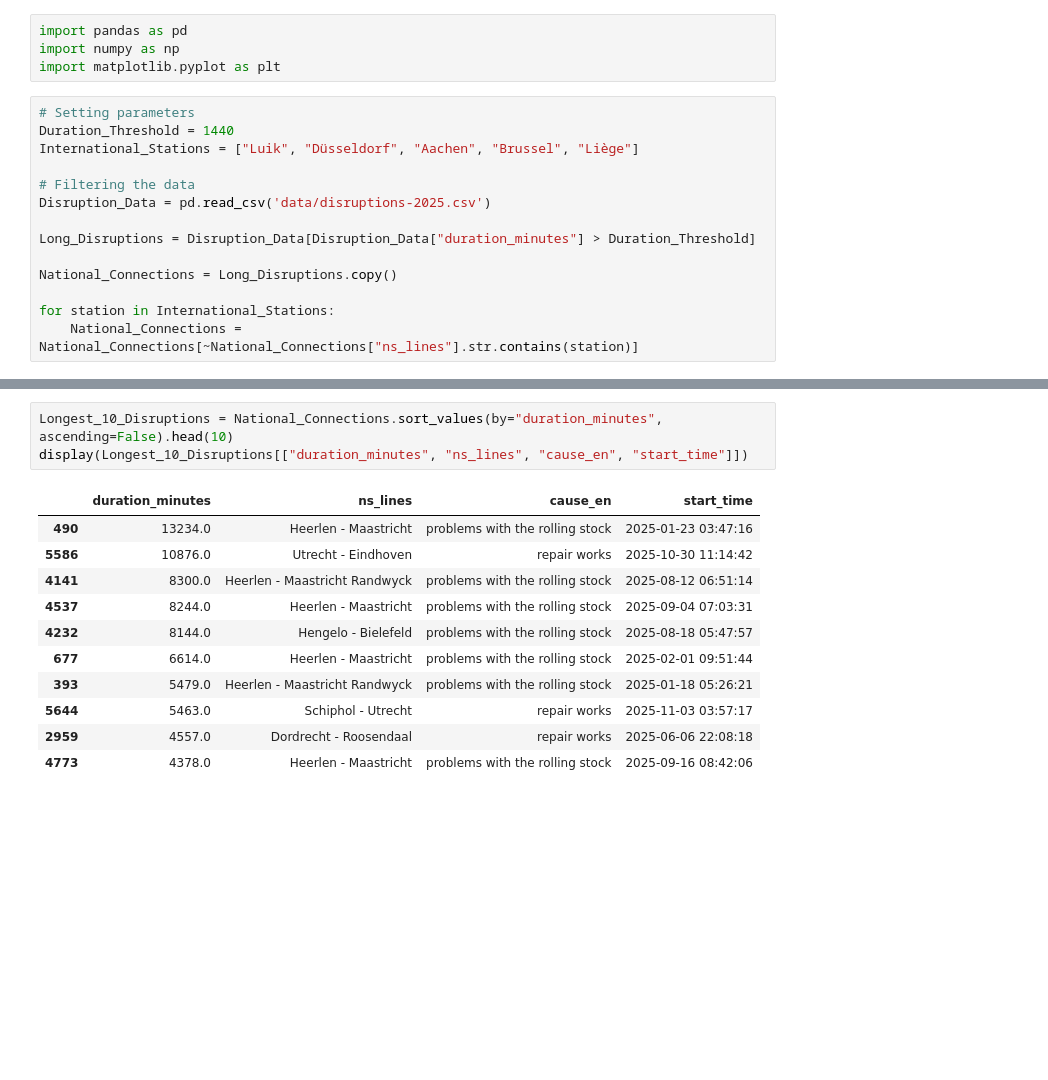
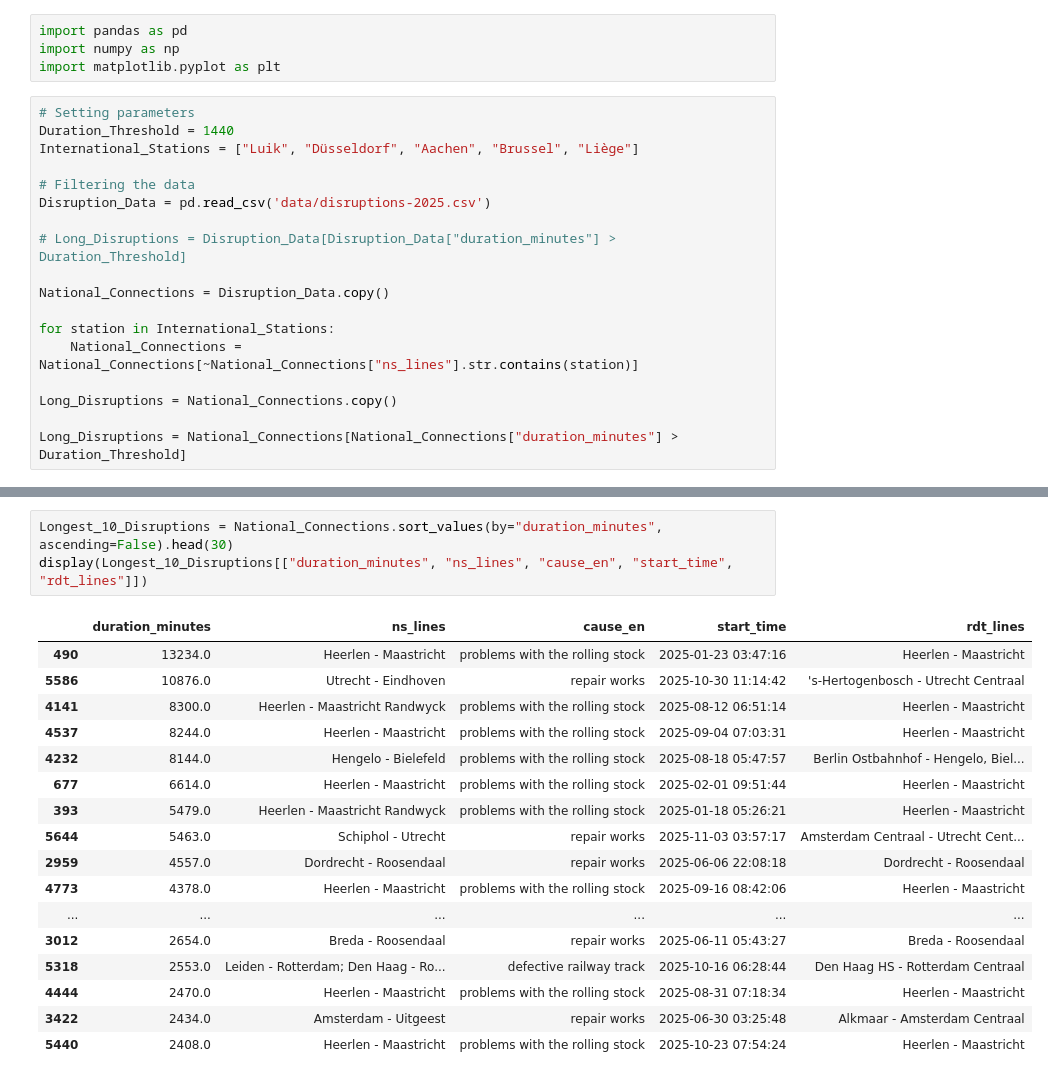
Before and after one commit to SasjaDolle/TIL-programming-groep-28, a Jupyter notebook: main.ipynb, the cells around one changed output, grey strips where cells are left out. Drawn from its saved outputs; the diff is of its cells as text; blank space fills up the shorter version.

```diff
--- a/main.ipynb
+++ b/main.ipynb
@@ -14,10 +14,14 @@ International_Stations = ["Luik", "Düsseldorf", "Aachen", "Brussel", "Liège"]
 # Filtering the data
 Disruption_Data = pd.read_csv('data/disruptions-2025.csv')
 
-Long_Disruptions = Disruption_Data[Disruption_Data["duration_minutes"] > Duration_Threshold]
+# Long_Disruptions = Disruption_Data[Disruption_Data["duration_minutes"] > Duration_Threshold]
 
-National_Connections = Long_Disruptions.copy()
+National_Connections = Disruption_Data.copy()
 
 for station in International_Stations:
     National_Connections = National_Connections[~National_Connections["ns_lines"].str.contains(station)]
+
+Long_Disruptions = National_Connections.copy()
+
+Long_Disruptions = National_Connections[National_Connections["duration_minutes"] > Duration_Threshold]
 # %%
@@ -30,17 +35,23 @@ plt.show()
 # %% [output]
 [figure]
 # %%
-Longest_10_Disruptions = National_Connections.sort_values(by="duration_minutes", ascending=False).head(10)
-display(Longest_10_Disruptions[["duration_minutes", "ns_lines", "cause_en", "start_time"]])
+Longest_10_Disruptions = National_Connections.sort_values(by="duration_minutes", ascending=False).head(30)
+display(Longest_10_Disruptions[["duration_minutes", "ns_lines", "cause_en", "start_time", "rdt_lines"]])
 # %% [output]
-|  | duration_minutes | ns_lines | cause_en | start_time |
-| 490 | 13234.0 | Heerlen - Maastricht | problems with the rolling stock | 2025-01-23 03:47:16 |
-| 5586 | 10876.0 | Utrecht - Eindhoven | repair works | 2025-10-30 11:14:42 |
-| 4141 | 8300.0 | Heerlen - Maastricht Randwyck | problems with the rolling stock | 2025-08-12 06:51:14 |
-| 4537 | 8244.0 | Heerlen - Maastricht | problems with the rolling stock | 2025-09-04 07:03:31 |
-| 4232 | 8144.0 | Hengelo - Bielefeld | problems with the rolling stock | 2025-08-18 05:47:57 |
-| 677 | 6614.0 | Heerlen - Maastricht | problems with the rolling stock | 2025-02-01 09:51:44 |
-| 393 | 5479.0 | Heerlen - Maastricht Randwyck | problems with the rolling stock | 2025-01-18 05:26:21 |
-| 5644 | 5463.0 | Schiphol - Utrecht | repair works | 2025-11-03 03:57:17 |
-| 2959 | 4557.0 | Dordrecht - Roosendaal | repair works | 2025-06-06 22:08:18 |
-| 4773 | 4378.0 | Heerlen - Maastricht | problems with the rolling stock | 2025-09-16 08:42:06 |
+|  | duration_minutes | ns_lines | cause_en | start_time | rdt_lines |
+| 490 | 13234.0 | Heerlen - Maastricht | problems with the rolling stock | 2025-01-23 03:47:16 | Heerlen - Maastricht |
+| 5586 | 10876.0 | Utrecht - Eindhoven | repair works | 2025-10-30 11:14:42 | 's-Hertogenbosch - Utrecht Centraal |
+| 4141 | 8300.0 | Heerlen - Maastricht Randwyck | problems with the rolling stock | 2025-08-12 06:51:14 | Heerlen - Maastricht |
+| 4537 | 8244.0 | Heerlen - Maastricht | problems with the rolling stock | 2025-09-04 07:03:31 | Heerlen - Maastricht |
+| 4232 | 8144.0 | Hengelo - Bielefeld | problems with the rolling stock | 2025-08-18 05:47:57 | Berlin Ostbahnhof - Hengelo, Biel... |
+| 677 | 6614.0 | Heerlen - Maastricht | problems with the rolling stock | 2025-02-01 09:51:44 | Heerlen - Maastricht |
+| 393 | 5479.0 | Heerlen - Maastricht Randwyck | problems with the rolling stock | 2025-01-18 05:26:21 | Heerlen - Maastricht |
+| 5644 | 5463.0 | Schiphol - Utrecht | repair works | 2025-11-03 03:57:17 | Amsterdam Centraal - Utrecht Cent... |
+| 2959 | 4557.0 | Dordrecht - Roosendaal | repair works | 2025-06-06 22:08:18 | Dordrecht - Roosendaal |
+| 4773 | 4378.0 | Heerlen - Maastricht | problems with the rolling stock | 2025-09-16 08:42:06 | Heerlen - Maastricht |
+| ... | ... | ... | ... | ... | ... |
+| 3012 | 2654.0 | Breda - Roosendaal | repair works | 2025-06-11 05:43:27 | Breda - Roosendaal |
+| 5318 | 2553.0 | Leiden - Rotterdam; Den Haag - Ro... | defective railway track | 2025-10-16 06:28:44 | Den Haag HS - Rotterdam Centraal |
+| 4444 | 2470.0 | Heerlen - Maastricht | problems with the rolling stock | 2025-08-31 07:18:34 | Heerlen - Maastricht |
+| 3422 | 2434.0 | Amsterdam - Uitgeest | repair works | 2025-06-30 03:25:48 | Alkmaar - Amsterdam Centraal |
+| 5440 | 2408.0 | Heerlen - Maastricht | problems with the rolling stock | 2025-10-23 07:54:24 | Heerlen - Maastricht |
```
Also changed, not shown: parts of 5 cells of this notebook.
